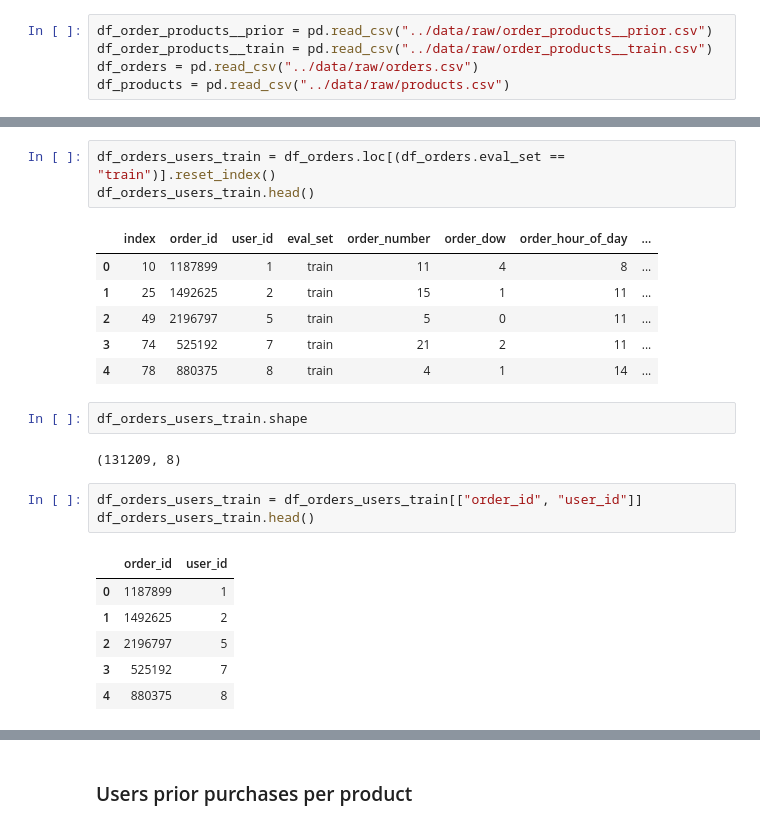
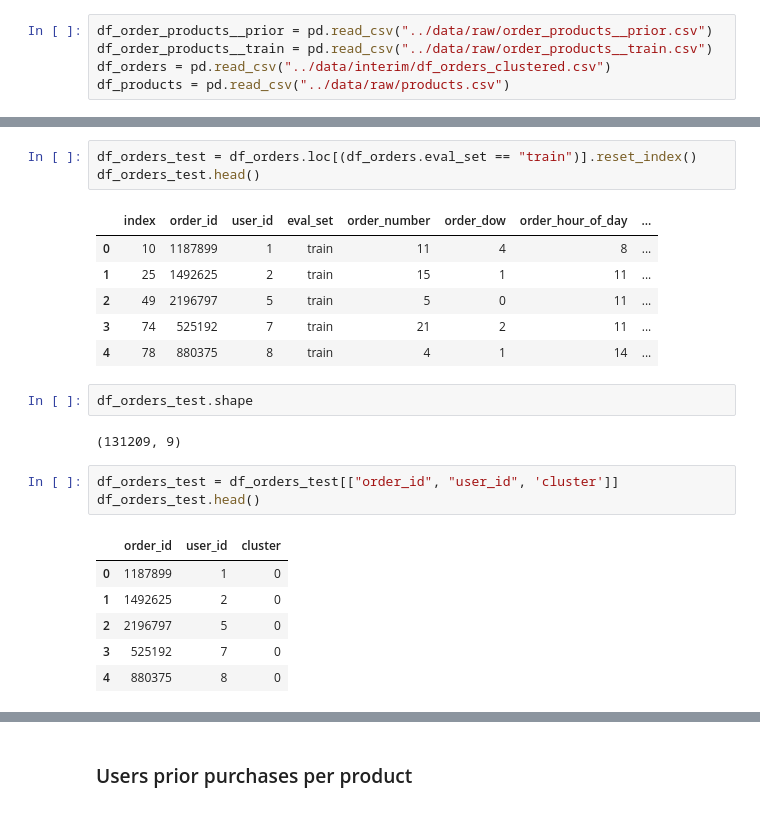
Before and after one commit to dxu15-nic/Instacart_Recommender, a Jupyter notebook: notebooks/Recommender.ipynb, the cells around one changed output, grey strips where cells are left out. Drawn from its saved outputs; the diff is of its cells as text.

```diff
--- a/notebooks/Recommender.ipynb
+++ b/notebooks/Recommender.ipynb
@@ -36,7 +13,7 @@ from numpy import bincount, log, sqrt
 # %%
 df_order_products__prior = pd.read_csv("../data/raw/order_products__prior.csv")
 df_order_products__train = pd.read_csv("../data/raw/order_products__train.csv")
-df_orders = pd.read_csv("../data/raw/orders.csv")
+df_orders = pd.read_csv("../data/interim/df_orders_clustered.csv")
 df_products = pd.read_csv("../data/raw/products.csv")
 # %% [markdown]
 ## Data Preparation
@@ -71,6 +22,6 @@ memory usage: 1.9+ GB
 # %%
-df_orders_users_train = df_orders.loc[(df_orders.eval_set == "train")].reset_index()
-df_orders_users_train.head()
+df_orders_test = df_orders.loc[(df_orders.eval_set == "train")].reset_index()
+df_orders_test.head()
 # %% [output]
 |  | index | order_id | user_id | eval_set | order_number | order_dow | order_hour_of_day | ... |
 | 0 | 10 | 1187899 | 1 | train | 11 | 4 | 8 | ... |
@@ -79,17 +30,17 @@ df_orders_users_train.head()
 | 3 | 74 | 525192 | 7 | train | 21 | 2 | 11 | ... |
 | 4 | 78 | 880375 | 8 | train | 4 | 1 | 14 | ... |
 # %%
-df_orders_users_train.shape
+df_orders_test.shape
 # %% [output]
-(131209, 8)
+(131209, 9)
 # %%
-df_orders_users_train = df_orders_users_train[["order_id", "user_id"]]
-df_orders_users_train.head()
+df_orders_test = df_orders_test[["order_id", "user_id", 'cluster']]
+df_orders_test.head()
 # %% [output]
-|  | order_id | user_id |
-| 0 | 1187899 | 1 |
-| 1 | 1492625 | 2 |
-| 2 | 2196797 | 5 |
-| 3 | 525192 | 7 |
-| 4 | 880375 | 8 |
+|  | order_id | user_id | cluster |
+| 0 | 1187899 | 1 | 0 |
+| 1 | 1492625 | 2 | 0 |
+| 2 | 2196797 | 5 | 0 |
+| 3 | 525192 | 7 | 0 |
+| 4 | 880375 | 8 | 0 |
 # %%
```
Also changed, not shown: parts of 153 cells of this notebook, 1 other file.
